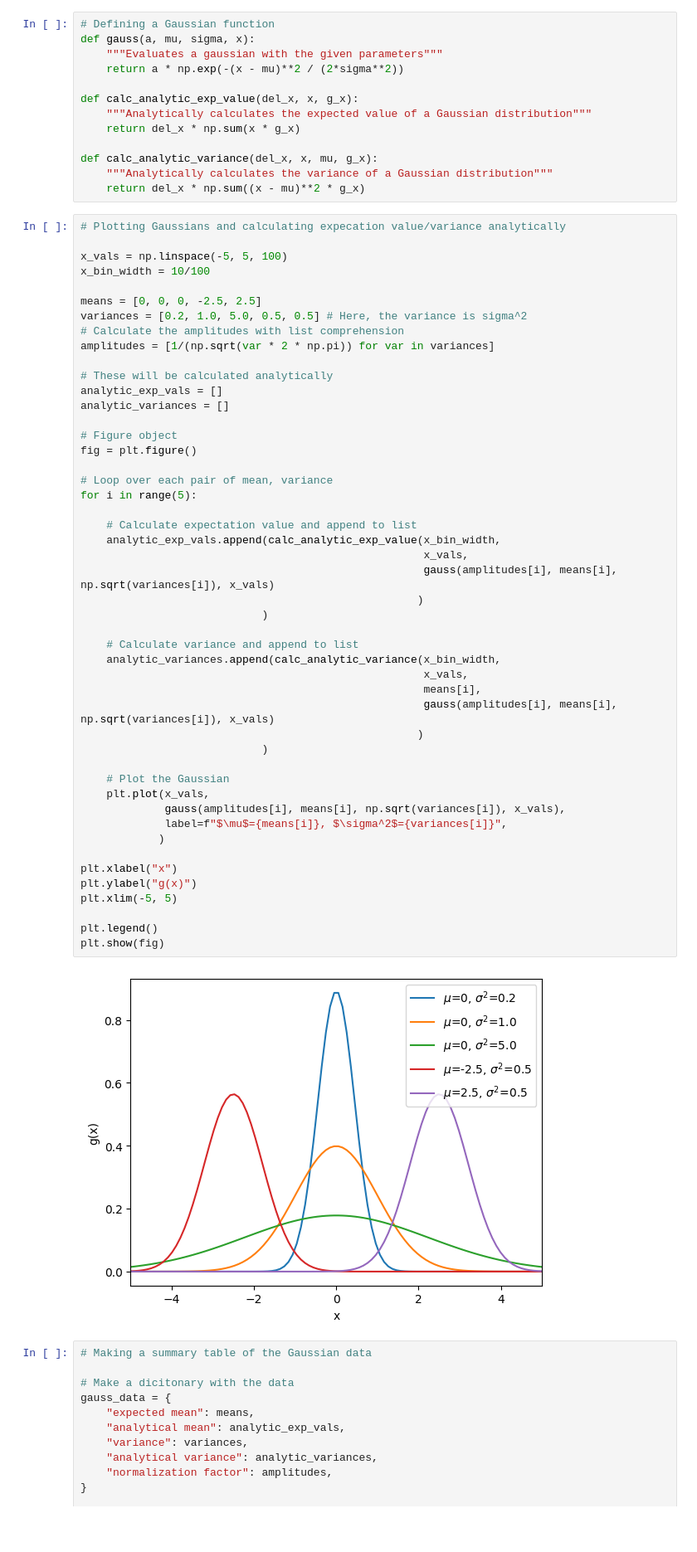
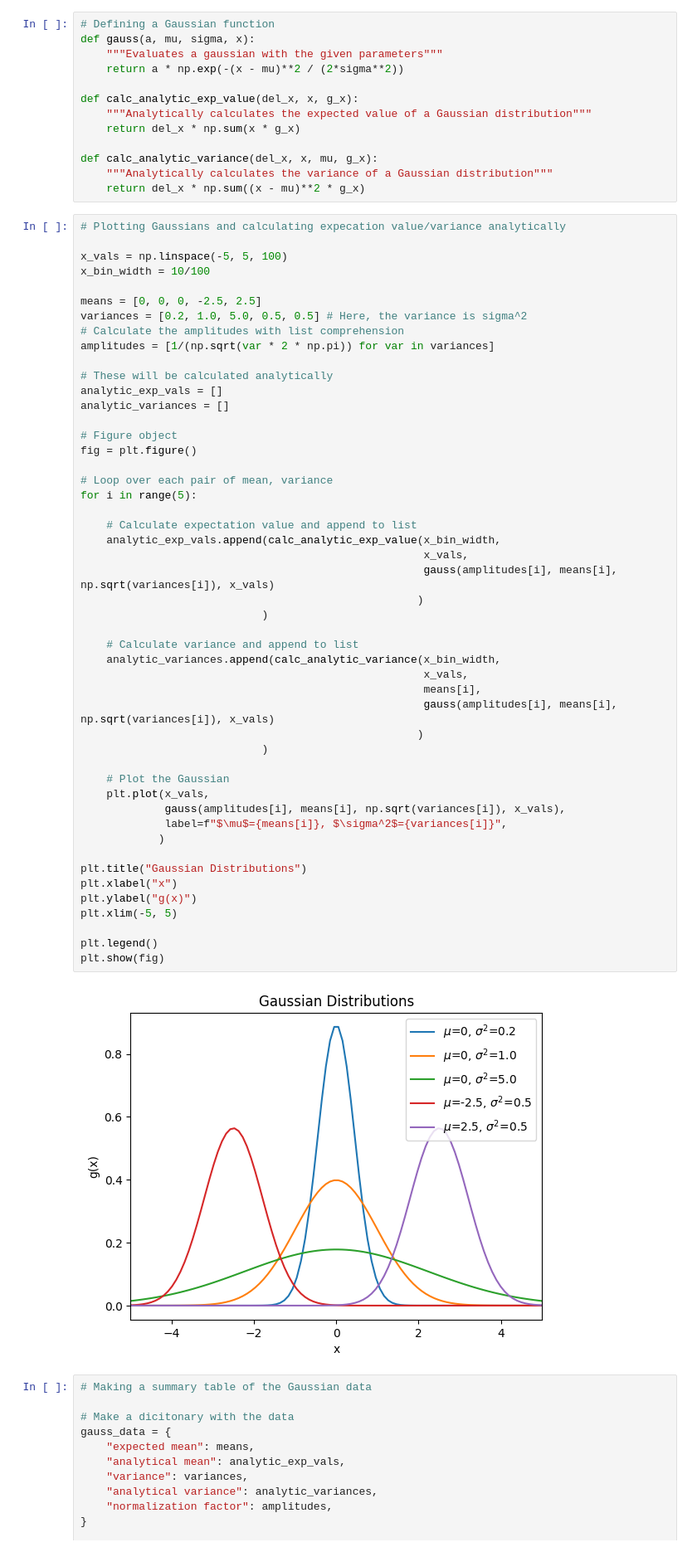
Before and after one commit to sbringman/CompPhysSummer, a Jupyter notebook: FinalProject.ipynb, the cells around one changed output. Shown at 83% size. Drawn from its saved outputs; the diff is of its cells as text; blank space fills up the shorter version.

```diff
--- a/FinalProject.ipynb
+++ b/FinalProject.ipynb
@@ -40,34 +40,35 @@ fig = plt.figure()
 for i in range(5):
 
     # Calculate expectation value and append to list
     analytic_exp_vals.append(calc_analytic_exp_value(x_bin_width,
                                                      x_vals,
                                                      gauss(amplitudes[i], means[i], np.sqrt(variances[i]), x_vals)
                                                     )
                             )
 
     # Calculate variance and append to list
     analytic_variances.append(calc_analytic_variance(x_bin_width,
                                                      x_vals,
                                                      means[i],
                                                      gauss(amplitudes[i], means[i], np.sqrt(variances[i]), x_vals)
                                                     )
                             )
 
     # Plot the Gaussian
     plt.plot(x_vals,
              gauss(amplitudes[i], means[i], np.sqrt(variances[i]), x_vals),
              label=f"$\mu$={means[i]}, $\sigma^2$={variances[i]}",
             )
 
+plt.title("Gaussian Distributions")
 plt.xlabel("x")
 plt.ylabel("g(x)")
 plt.xlim(-5, 5)
 
 plt.legend()
 plt.show(fig)
 # %% [output]
-[figure, old version]
+[figure, new version]
 # %%
 # Making a summary table of the Gaussian data
 
```
Also changed, not shown: parts of 3 cells of this notebook, 2 other files.
